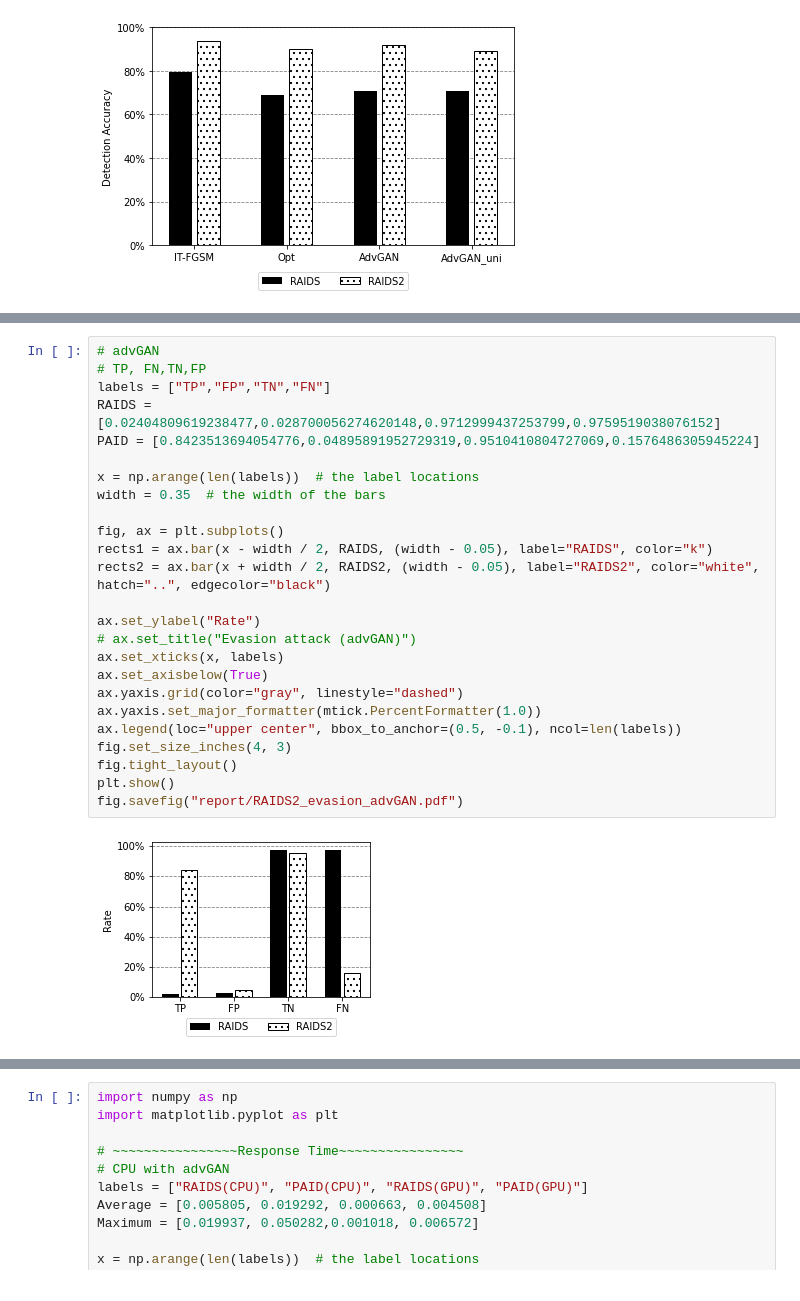
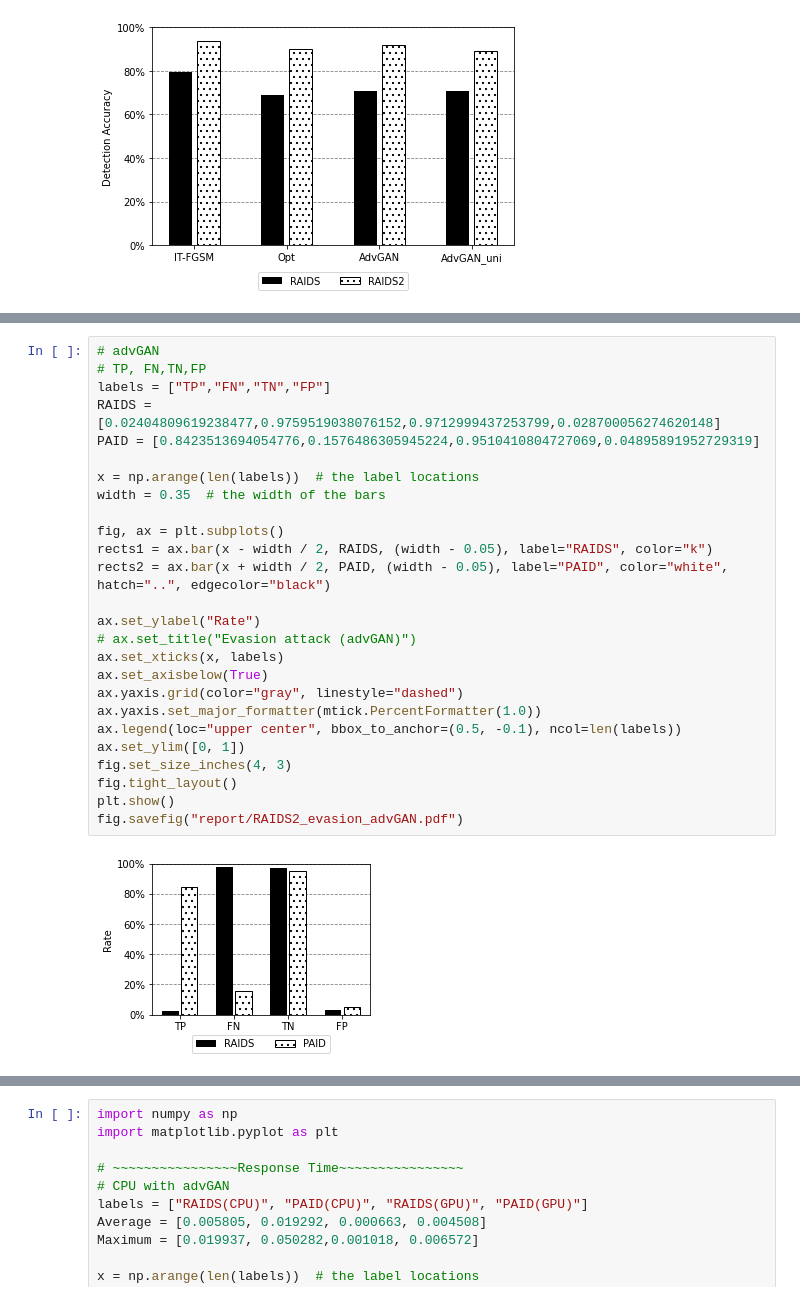
Before and after one commit to koztkozt/PAID, a Jupyter notebook: plot_graph.ipynb, the cells around one changed output, grey strips where cells are left out. Saved outputs shown, nothing was run; the diff lists cells and outputs as text.

```diff
--- a/plot_graph.ipynb
+++ b/plot_graph.ipynb
@@ -254,30 +257,31 @@ fig.savefig("report/RAIDS2_evasion_opt.pdf")
 # %%
 # advGAN
 # TP, FN,TN,FP
-labels = ["TP","FP","TN","FN"]
-RAIDS = [0.02404809619238477,0.028700056274620148,0.9712999437253799,0.9759519038076152]
-PAID = [0.8423513694054776,0.04895891952729319,0.9510410804727069,0.1576486305945224]
+labels = ["TP","FN","TN","FP"]
+RAIDS = [0.02404809619238477,0.9759519038076152,0.9712999437253799,0.028700056274620148]
+PAID = [0.8423513694054776,0.1576486305945224,0.9510410804727069,0.04895891952729319]
 
 x = np.arange(len(labels))  # the label locations
 width = 0.35  # the width of the bars
 
 fig, ax = plt.subplots()
 rects1 = ax.bar(x - width / 2, RAIDS, (width - 0.05), label="RAIDS", color="k")
-rects2 = ax.bar(x + width / 2, RAIDS2, (width - 0.05), label="RAIDS2", color="white", hatch="..", edgecolor="black")
+rects2 = ax.bar(x + width / 2, PAID, (width - 0.05), label="PAID", color="white", hatch="..", edgecolor="black")
 
 ax.set_ylabel("Rate")
 # ax.set_title("Evasion attack (advGAN)")
 ax.set_xticks(x, labels)
 ax.set_axisbelow(True)
 ax.yaxis.grid(color="gray", linestyle="dashed")
 ax.yaxis.set_major_formatter(mtick.PercentFormatter(1.0))
 ax.legend(loc="upper center", bbox_to_anchor=(0.5, -0.1), ncol=len(labels))
+ax.set_ylim([0, 1])
 fig.set_size_inches(4, 3)
 fig.tight_layout()
 plt.show()
 fig.savefig("report/RAIDS2_evasion_advGAN.pdf")
 # %% [output]
-[figure, old version]
+[figure, new version]
 # %%
 # advGANU
 # TP, FN,TN,FP
```
Also changed, not shown: parts of 3 cells of this notebook.
